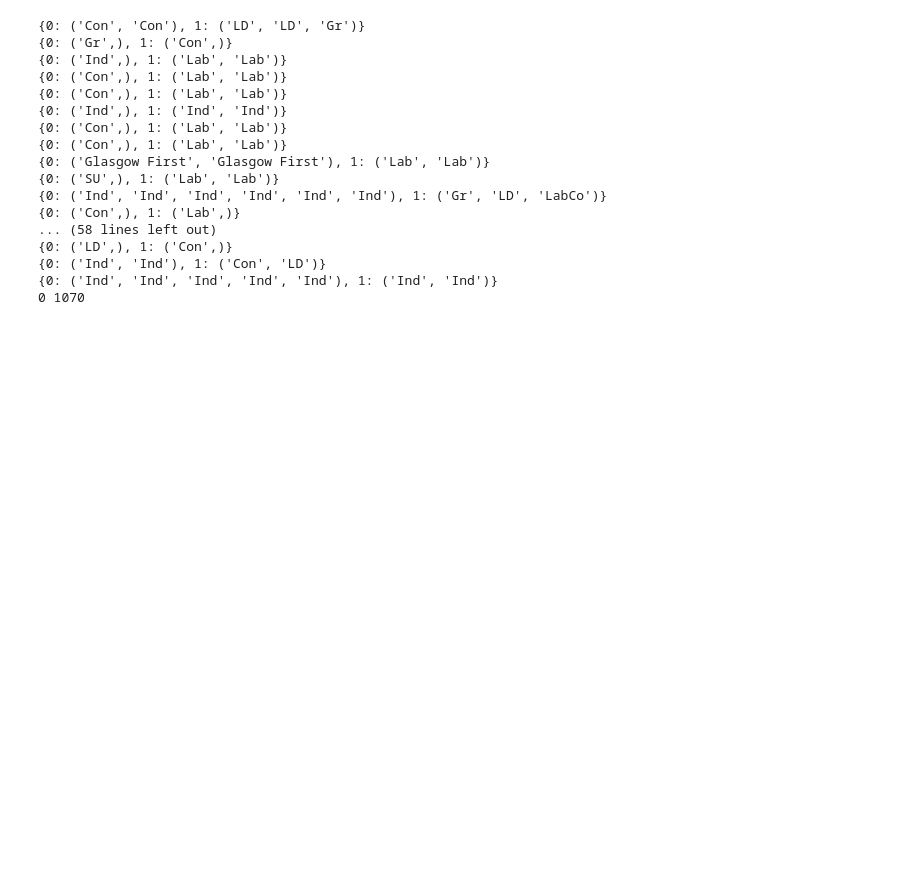
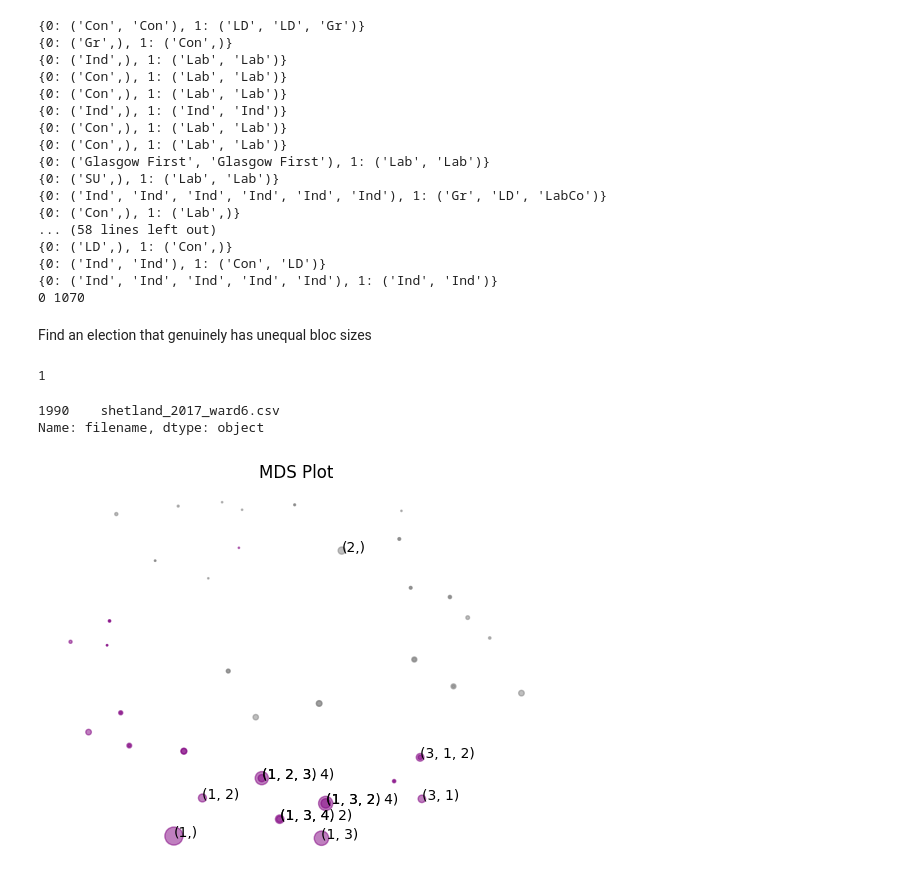
Before and after one commit to mggg/ballot-clustering, a Jupyter notebook: Analyze_results_dataframe.ipynb, the cells around one changed output. Drawn from its saved outputs; the diff is of its cells as text; code cells hidden in the pictures; blank space fills up the shorter version.

```diff
--- a/Analyze_results_dataframe.ipynb
+++ b/Analyze_results_dataframe.ipynb
@@ -659,3 +659,23 @@ print(count, len(dfs))
 {0: ('Ind', 'Ind'), 1: ('Con', 'LD')}
 {0: ('Ind', 'Ind', 'Ind', 'Ind', 'Ind'), 1: ('Ind', 'Ind')}
 0 1070
+# %% [markdown]
+Find an election that genuinely has unequal bloc sizes
+# %%
+test = df0[(df0['bloc_size']<.2) & (df0['method'] == 'meanBA')]
+len(test)
+# %% [output]
+1
+# %%
+test['filename']
+# %% [output]
+1990    shetland_2017_ward6.csv
+Name: filename, dtype: object
+# %%
+num_cands, election, cand_list, ward = csv_parse('scot-elex/4_cands/shetland_2017_ward6.csv')
+# %%
+C = kmeans(election, proxy='Borda', borda_style='avg')
+# %%
+Ballot_MDS_plot(election, C, threshold=1, label_threshold=20)
+# %% [output]
+[figure, added]
```
Also changed, not shown: parts of 1 cell of this notebook, 2 other files.
